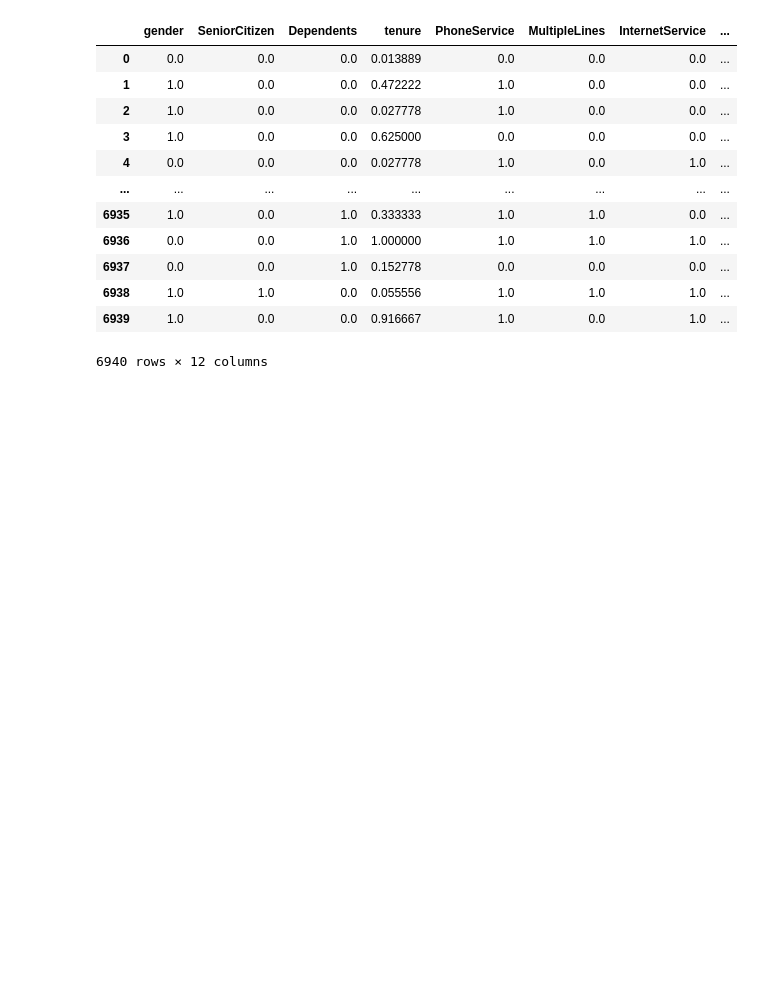
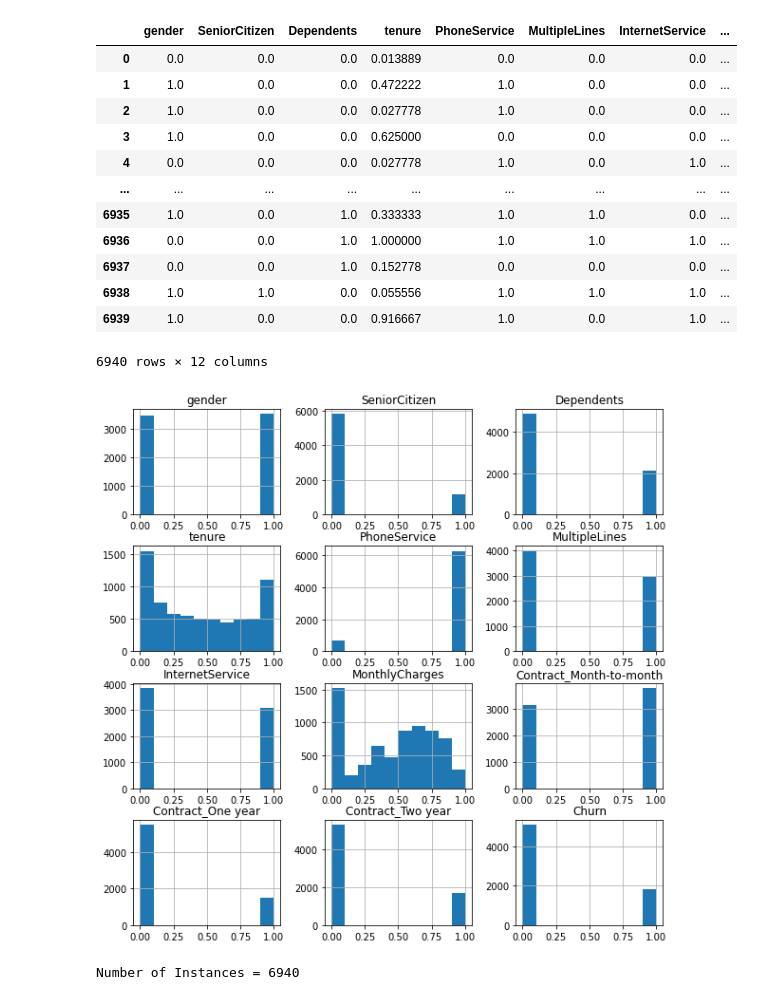
Before and after one commit to WK-Chai/ACS-WILDA, a Jupyter notebook: Data_Preparation/DataPreprocessing.ipynb, the cells around one changed output. Cells and saved outputs as stored; diff of their text form; code cells hidden in the pictures; blank space fills up the shorter version.

```diff
--- a/Data_Preparation/DataPreprocessing.ipynb
+++ b/Data_Preparation/DataPreprocessing.ipynb
@@ -328,4 +326,18 @@ scaled_df_final.to_csv('./Processed_Dataset/Scaled_dataset.csv', index=False)
+# %%
+# scaled_df_final.plot.hist()
+scaled_df_final.hist(figsize=(10,10))
+plt.show()
+# %% [output]
+[figure, added]
 # %%
 # splitting the dataset into distinct training and testing sets
-# possibly for cross validation
-# saving the training and testing sets into their own folders????
+# saving the training and testing sets into their own folders
+
+# scaled_df_final
+print('Number of Instances =', scaled_df_final.shape[0])
+
+# drop the target column('Churn') from the scaled dataset
+x = scaled_df_final.drop(columns=['Churn']) #features
+y = scaled_df_final['Churn'] #target
+# %% [output]
+Number of Instances = 6940
```
Also changed, not shown: parts of 4 cells of this notebook, 4 other files.
